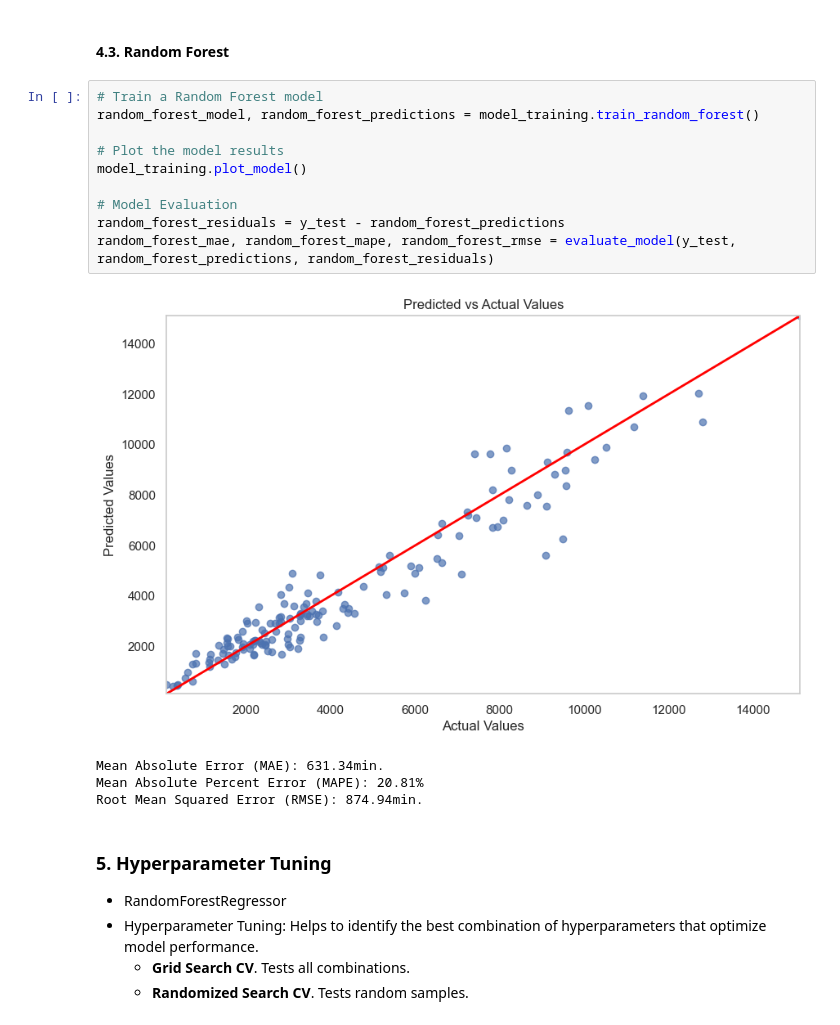
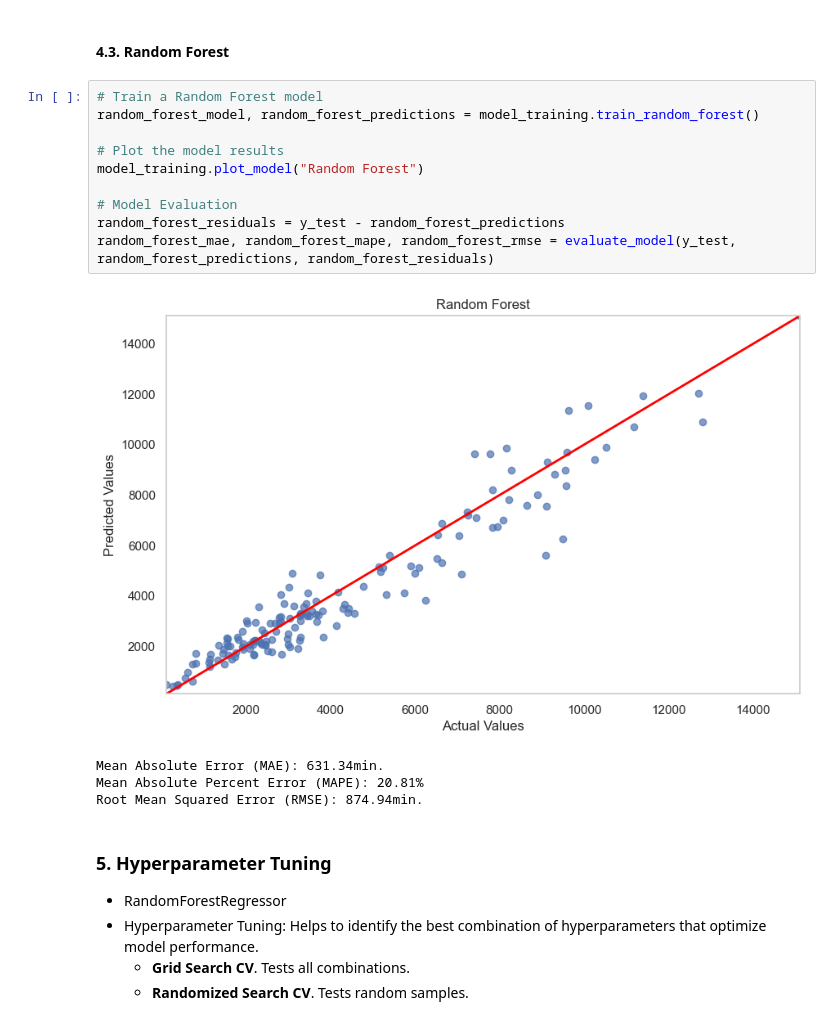
Before and after one commit to DT-Service-Consulting/avstats, a Jupyter notebook: avstats/AvStats_ML.ipynb, the cells around one changed output. Drawn from its saved outputs; the diff is of its cells as text.

```diff
--- a/avstats/AvStats_ML.ipynb
+++ b/avstats/AvStats_ML.ipynb
@@ -480,15 +480,15 @@ Root Mean Squared Error (RMSE): 1368.76min.
 # %%
 # Train a Random Forest model
 random_forest_model, random_forest_predictions = model_training.train_random_forest()
 
 # Plot the model results
-model_training.plot_model()
+model_training.plot_model("Random Forest")
 
 # Model Evaluation
 random_forest_residuals = y_test - random_forest_predictions
 random_forest_mae, random_forest_mape, random_forest_rmse = evaluate_model(y_test, random_forest_predictions, random_forest_residuals)
 # %% [output]
-[figure, old version]
+[figure, new version]
 Mean Absolute Error (MAE): 631.34min.
 Mean Absolute Percent Error (MAPE): 20.81%
 Root Mean Squared Error (RMSE): 874.94min.
```
Also changed, not shown: parts of 9 cells of this notebook, 3 other files.
